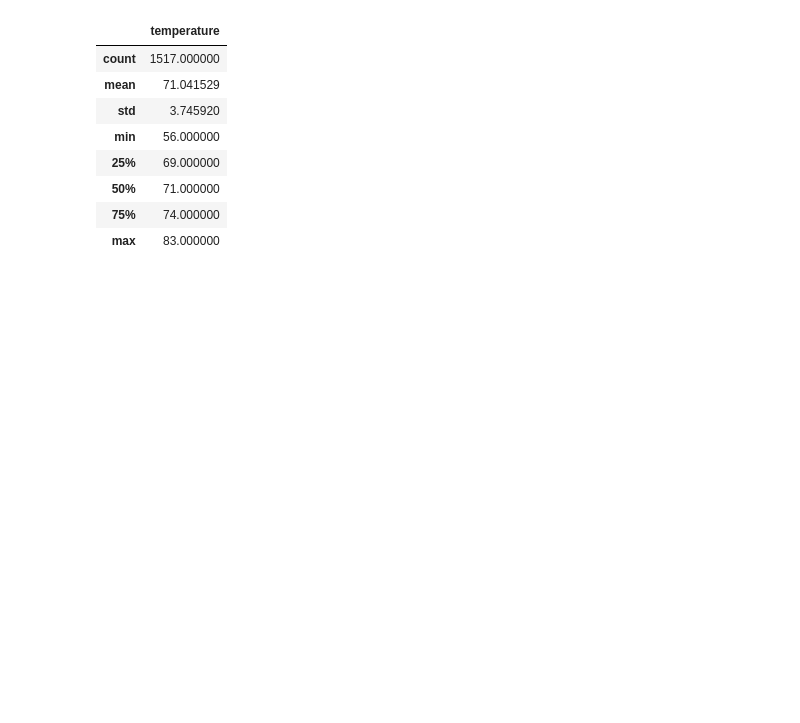
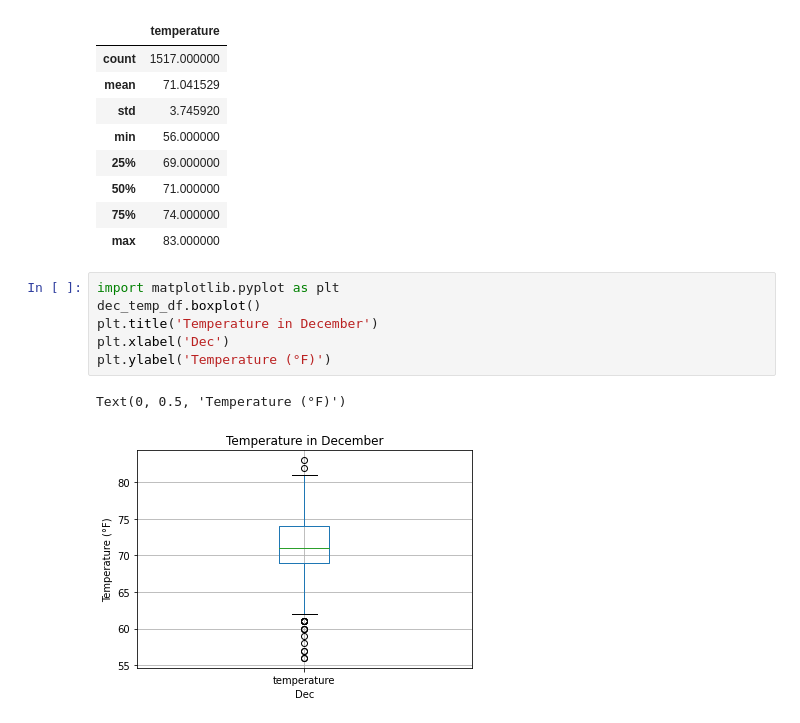
Before and after one commit to jaredcclarke/surfs_up, a Jupyter notebook: SurfsUp_Challenge.ipynb, the cells around one changed output. Saved outputs shown, nothing was run; the diff lists cells and outputs as text; blank space fills up the shorter version.

```diff
--- a/SurfsUp_Challenge.ipynb
+++ b/SurfsUp_Challenge.ipynb
@@ -117,3 +117,12 @@ dec_temp_df.describe()
 | 50% | 71.000000 |
 | 75% | 74.000000 |
 | max | 83.000000 |
+# %%
+import matplotlib.pyplot as plt
+dec_temp_df.boxplot()
+plt.title('Temperature in December')
+plt.xlabel('Dec')
+plt.ylabel('Temperature (°F)')
+# %% [output]
+Text(0, 0.5, 'Temperature (°F)')
+[figure, added]
```
Also changed, not shown: parts of 5 cells of this notebook, 5 other files.
